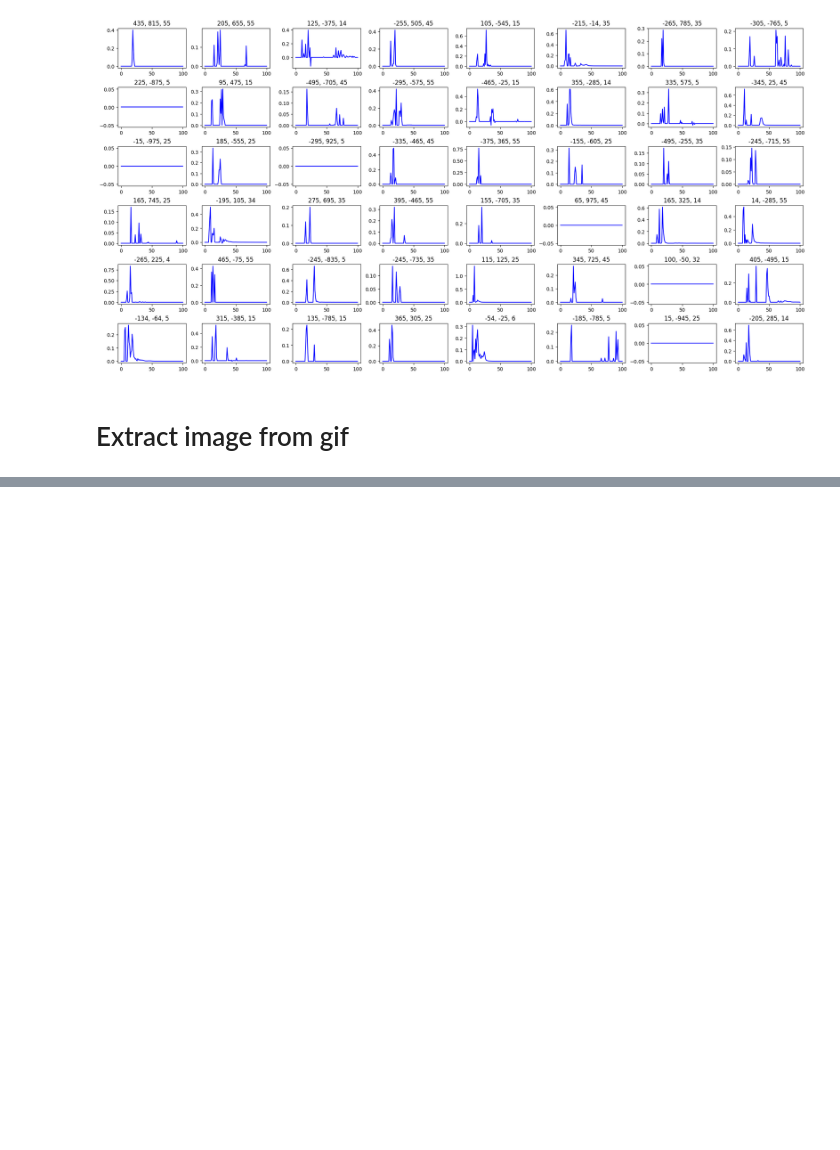
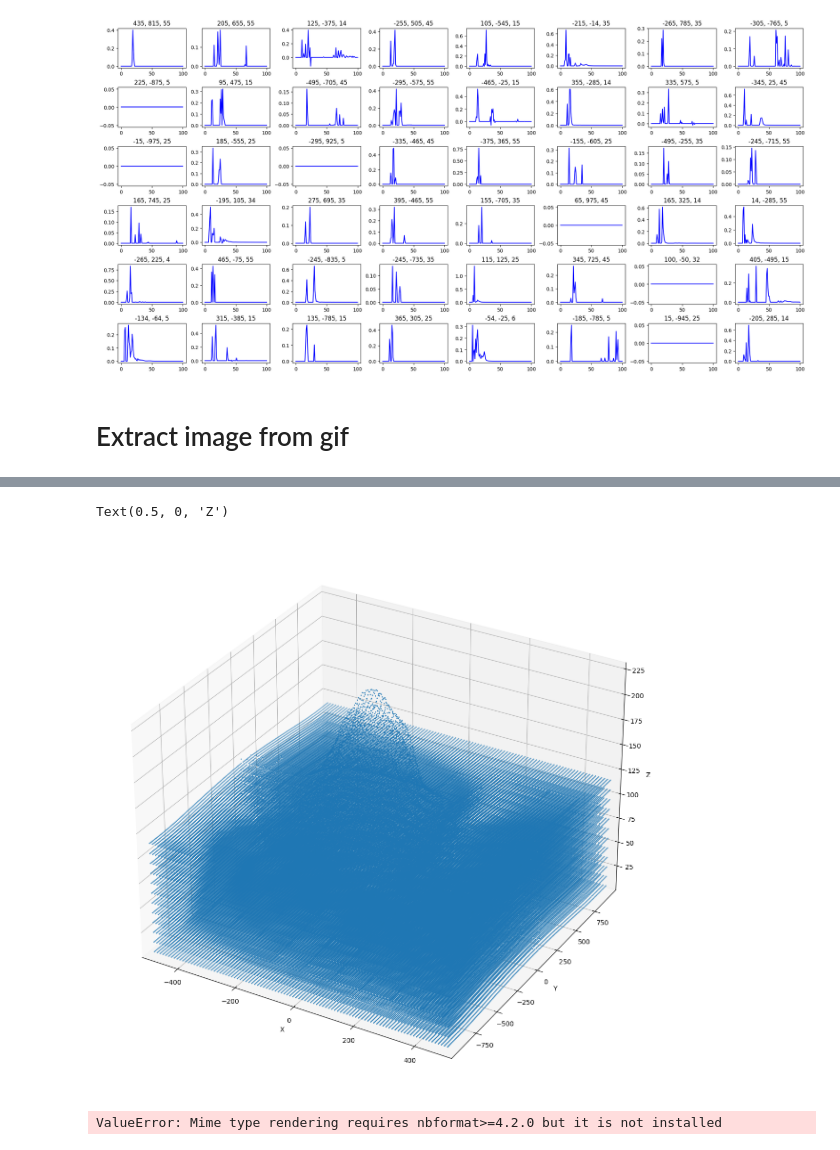
Before and after one commit to qilinli/gns-fragment, a Jupyter notebook: notebooks/report_fragment.ipynb, the cells around one changed output, grey strips where cells are left out. Cells and saved outputs as stored; diff of their text form; code cells hidden in the pictures; blank space fills up the shorter version.

```diff
--- a/notebooks/report_fragment.ipynb
+++ b/notebooks/report_fragment.ipynb
@@ -203,0 +297,51 @@ for i, fragment in enumerate(fragments):
+# %%
+import matplotlib.pyplot as plt
+from mpl_toolkits.mplot3d import Axes3D
+
+# assuming `last_positions` is a numpy array of shape (nparticles, 3)
+last_positions = gt_pos[-1, :, :]
+
+fig = plt.figure(figsize=(15,15))
+ax = fig.add_subplot(111, projection='3d')
+
+ax.scatter(*last_positions.T, s=1)  # The * operator unpacks the coordinates
+
+# find min and max values
+min_val = np.min(last_positions, axis=0)
+max_val = np.max(last_positions, axis=0)
+
+# set all axes limits to be the same
+ax.set_xlim([min_val[0], max_val[0]])
+ax.set_ylim([min_val[1], max_val[1]])
+ax.set_zlim([min_val[2], max_val[2]])
+
+ax.set_xlabel('X')
+ax.set_ylabel('Y')
+ax.set_zlabel('Z')
+# %% [output]
+Text(0.5, 0, 'Z')
+[figure, added]
+# %%
+import plotly.graph_objects as go
+
+# assuming `last_positions` is a numpy array of shape (nparticles, 3)
+
+fig = go.Figure(data=[go.Scatter3d(
+    x=last_positions[:, 0],
+    y=last_positions[:, 1],
+    z=last_positions[:, 2],
+    mode='markers',
+    marker=dict(
+        size=2,
+        color='blue',                # set color to an array/list of desired values
+        colorscale='Viridis',   # choose a colorscale
+        opacity=0.8
+    )
+)])
+
+# tight layout
+fig.update_layout(margin=dict(l=0, r=0, b=0, t=0))
+
+fig.show()
+# %% [output]
+ValueError: Mime type rendering requires nbformat>=4.2.0 but it is not installed
```
Also changed, not shown: parts of 11 cells of this notebook, 5 other files.
